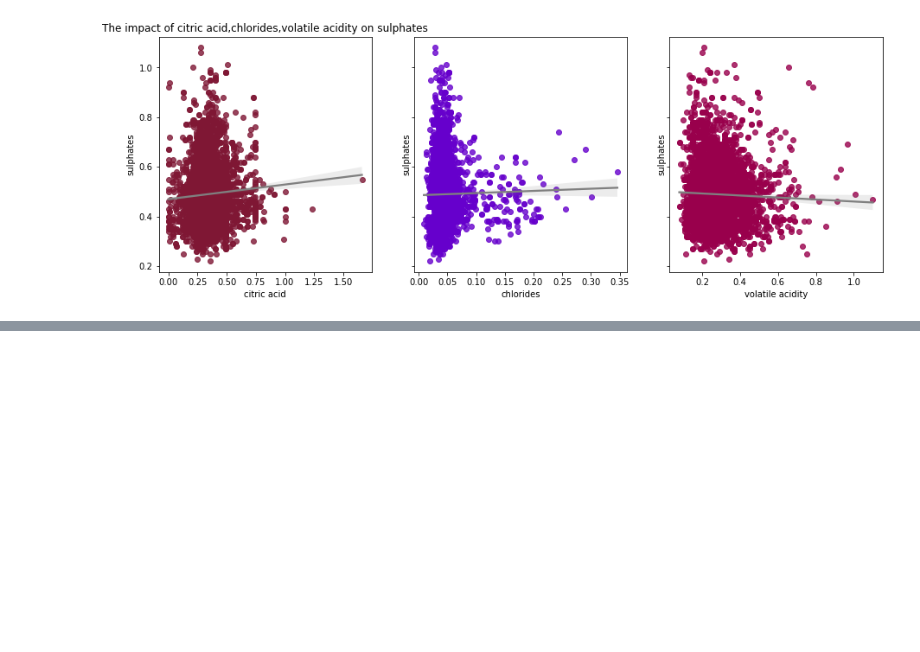
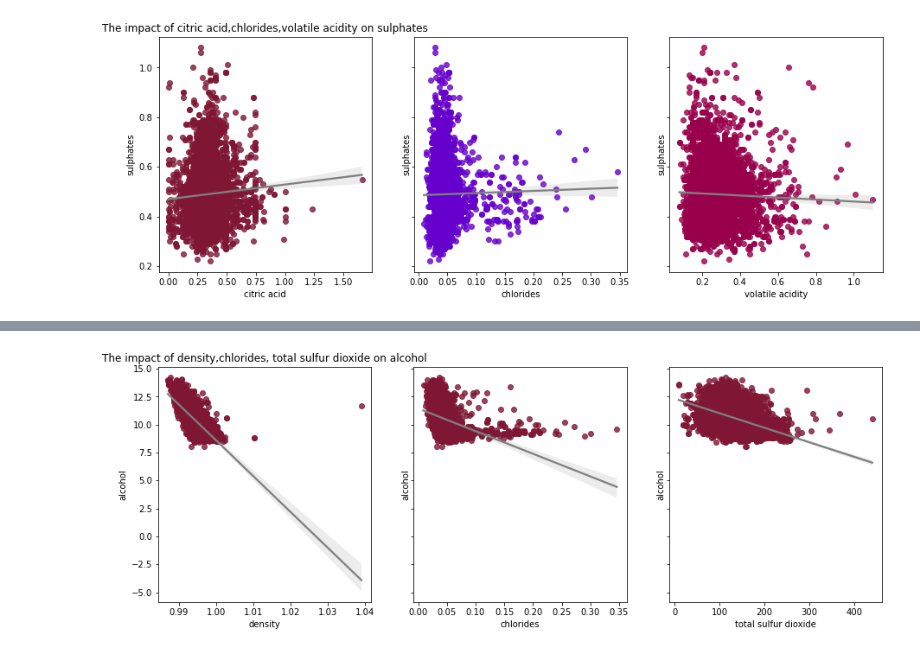
Before and after one commit to EjioforSandraAkunna/BlueBerryWine_Project, a Jupyter notebook: matplotlib_exercises.ipynb, the cells around one changed output, grey strips where cells are left out. Cells and saved outputs as stored; diff of their text form; code cells hidden in the pictures; blank space fills up the shorter version.

```diff
--- a/matplotlib_exercises.ipynb
+++ b/matplotlib_exercises.ipynb
@@ -1289,0 +1306,16 @@ plt.show()
+# %%
+from tkinter import Y
+
+
+fig,axs=plt.subplots(1,3,figsize=(15,5),sharey=True)
+axs[0].set_title("The impact of density,chlorides, total sulfur dioxide on alcohol")
+axs[1].set_title("")
+axs[2].set_title("")
+#colors2=["#dabf"]
+sns.regplot(data=white_wine2,y="alcohol",x="density",ax=axs[0],scatter_kws={"color": "#7F1734"},line_kws={"color": "grey"})
+sns.regplot(data=white_wine2,y="alcohol",x="chlorides",ax=axs[1],scatter_kws={"color": "#7F1734"},line_kws={"color": "grey"})
+sns.regplot(data=white_wine2,y="alcohol",x="total sulfur dioxide",ax=axs[2],scatter_kws={"color": "#7F1734"},line_kws={"color": "grey"})
+
+plt.show()
+# %% [output]
+[figure, added]
```
Also changed, not shown: parts of 1 cell of this notebook.
